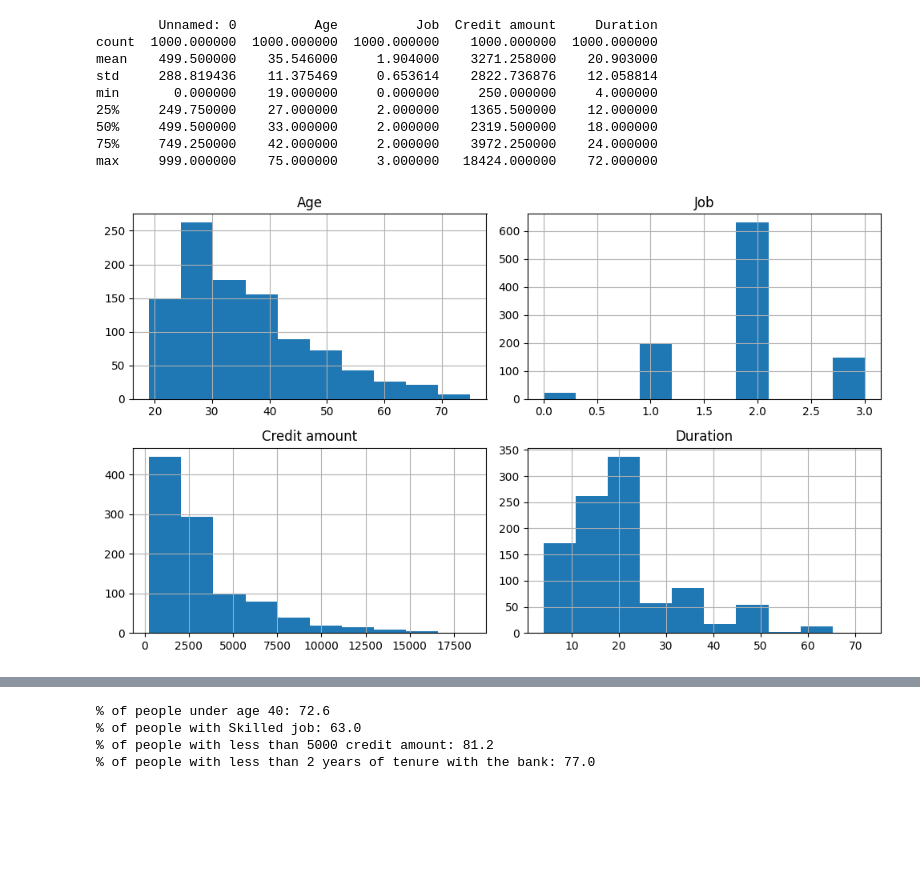
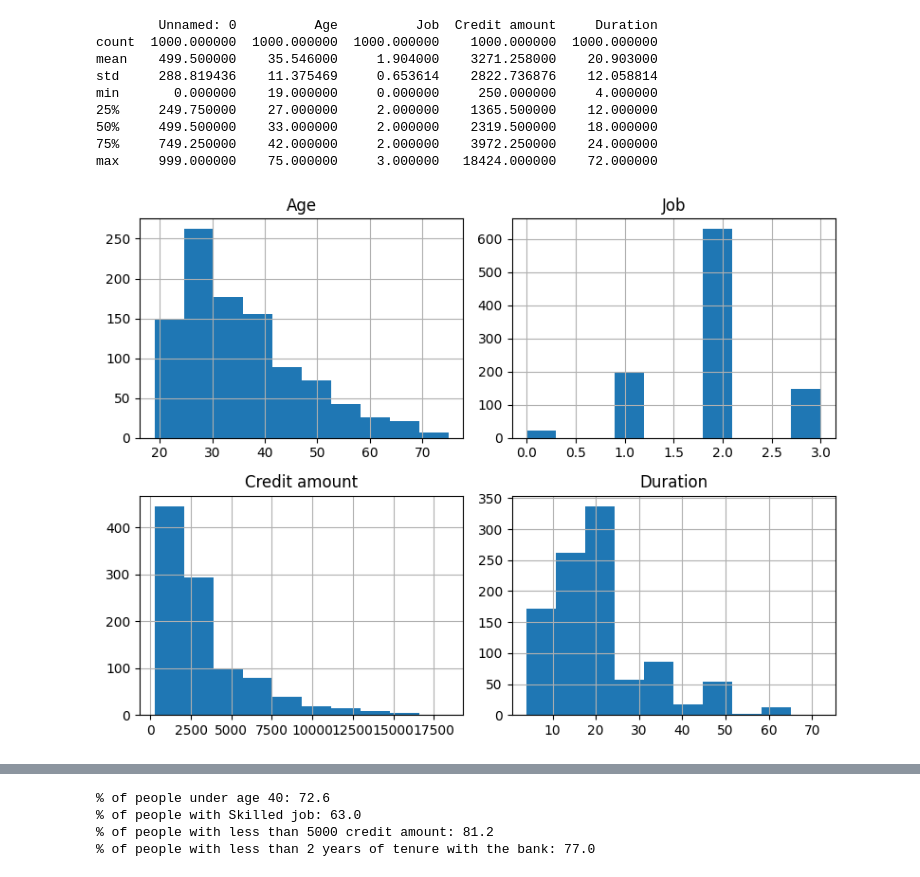
Before and after one commit to MeenakshiVaithianathan/Python-Projects, a Jupyter notebook: Credit_risk.ipynb, the cells around one changed output, grey strips where cells are left out. Cells and saved outputs as stored; diff of their text form; code cells hidden in the pictures; blank space fills up the shorter version.

```diff
--- a/Credit_risk.ipynb
+++ b/Credit_risk.ipynb
@@ -57,8 +56,8 @@ df = df.drop(columns=['Unnamed: 0'])
 # %%
 #Plotting histogram for numeric columns
 numeric_columns = ['Age', 'Job', 'Credit amount', 'Duration']
-df[numeric_columns].hist(bins=10, figsize=(10,6), layout=(2,2))
+df[numeric_columns].hist(bins=10, figsize=(8,6), layout=(2,2))
 plt.tight_layout()
 plt.show()
 # %% [output]
-[figure, old version]
+[figure, new version]
```
Also changed, not shown: parts of 21 cells of this notebook.
